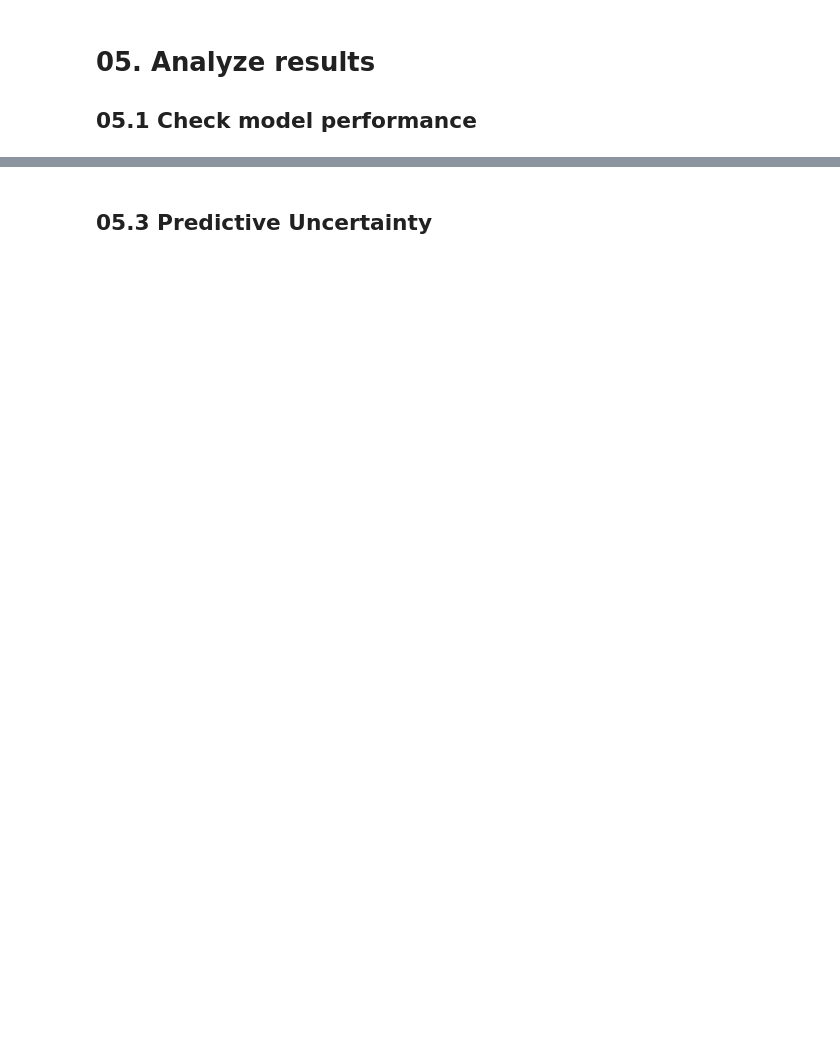
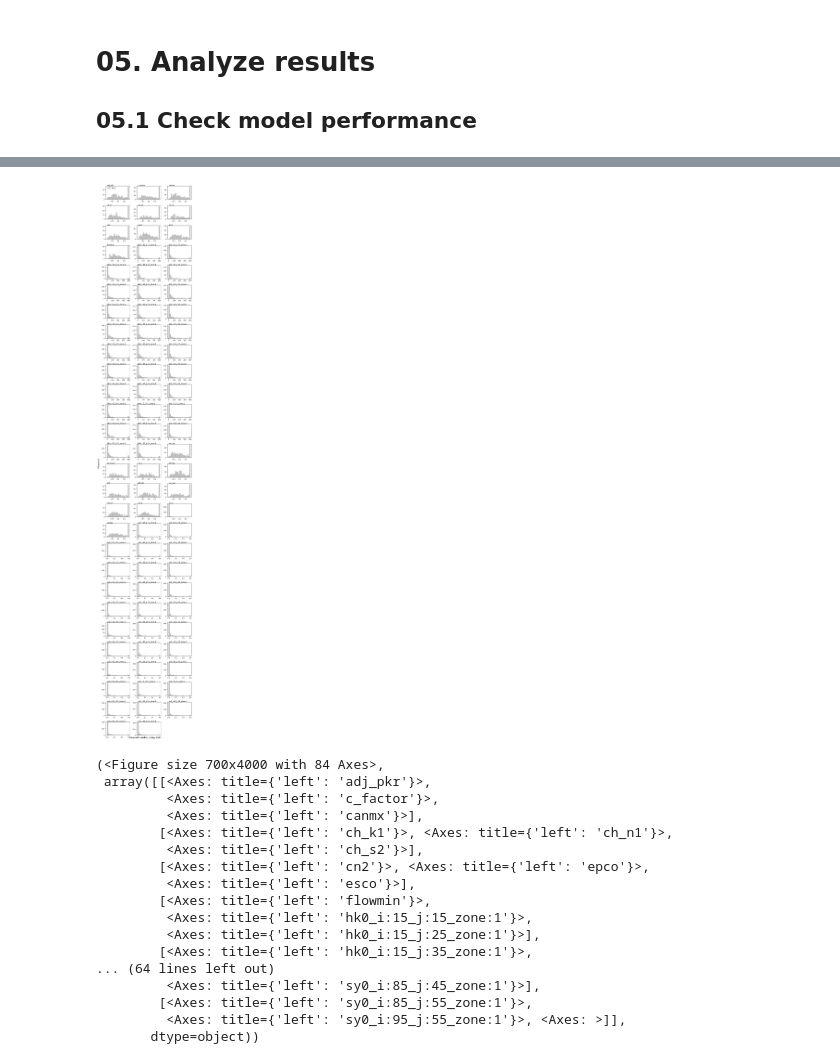
Before and after one commit to himmatbasnet84-stack/SWAT-MODFLOW, a Jupyter notebook: workflows/uncertainty_analysis/01_pp_prior_run.ipynb, the cells around one changed output, grey strips where cells are left out. Cells and saved outputs as stored; diff of their text form; code cells hidden in the pictures; blank space fills up the shorter version.

```diff
--- a/workflows/uncertainty_analysis/01_pp_prior_run.ipynb
+++ b/workflows/uncertainty_analysis/01_pp_prior_run.ipynb
@@ -93,7 +110,6 @@ _ = ax.set_xlabel("$log_{10}\\phi$")
 # %%
-prior_df = pyemu.ParameterEnsemble.from_csv(pst=pst,filename=os.path.join(m_d,"mb_zon_rw_ies.{0}.par.csv".format(0)))
-post_df = pyemu.ParameterEnsemble.from_csv(pst=pst,filename=os.path.join(m_d,"mb_zon_rw_ies.{0}.par.csv".format(pst.control_data.noptmax)))
+pr_pe = pyemu.ParameterEnsemble.from_csv(pst=pst,filename=os.path.join(m_d,"mb_pp_rw_prior.{0}.par.csv".format(0)))
 # %%
-df_pars = pd.read_csv(os.path.join(m_d, "mb_zon_rw_ies.par_data.csv"))
+df_pars = pd.read_csv(os.path.join(m_d, "mb_pp_rw_prior.par_data.csv"))
 sel_pars = df_pars.loc[df_pars["partrans"]=='log']
 sel_pars
@@ -102,2 +129,0 @@ swatmf_viz.plot_prior_posterior_par_hist(prior_df, post_df, sel_pars)
-# %% [markdown]
-## 05.3 Predictive Uncertainty
@@ -116,0 +132,21 @@ pyemu.os_utils.run('python forward_run.py')
+# %%
+analyzer.ua.plot_parameter_ensemble(pst, pr_pe=pr_pe, show=True, height=40, sel_pars=sel_pars)
+# %% [output]
+[figure, added]
+(<Figure size 700x4000 with 84 Axes>,
+ array([[<Axes: title={'left': 'adj_pkr'}>,
+         <Axes: title={'left': 'c_factor'}>,
+         <Axes: title={'left': 'canmx'}>],
+        [<Axes: title={'left': 'ch_k1'}>, <Axes: title={'left': 'ch_n1'}>,
+         <Axes: title={'left': 'ch_s2'}>],
+        [<Axes: title={'left': 'cn2'}>, <Axes: title={'left': 'epco'}>,
+         <Axes: title={'left': 'esco'}>],
+        [<Axes: title={'left': 'flowmin'}>,
+         <Axes: title={'left': 'hk0_i:15_j:15_zone:1'}>,
+         <Axes: title={'left': 'hk0_i:15_j:25_zone:1'}>],
+        [<Axes: title={'left': 'hk0_i:15_j:35_zone:1'}>,
+... (64 lines left out)
+         <Axes: title={'left': 'sy0_i:85_j:45_zone:1'}>],
+        [<Axes: title={'left': 'sy0_i:85_j:55_zone:1'}>,
+         <Axes: title={'left': 'sy0_i:95_j:55_zone:1'}>, <Axes: >]],
+       dtype=object))
```
Also changed, not shown: parts of 24 cells of this notebook, 3 other files.
